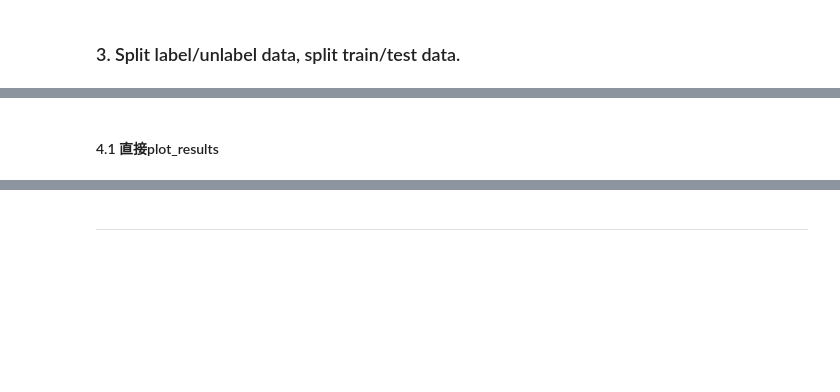
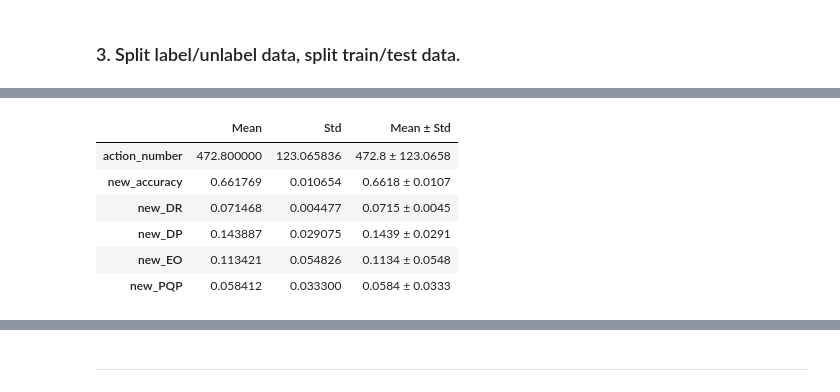
Before and after one commit to youlei202/FairSHAP, a Jupyter notebook: zzzz_5fold_compas.ipynb, the cells around one changed output, grey strips where cells are left out. Drawn from its saved outputs; the diff is of its cells as text; code cells hidden in the pictures; blank space fills up the shorter version.

```diff
--- a/zzzz_5fold_compas.ipynb
+++ b/zzzz_5fold_compas.ipynb
@@ -94,3 +121,32 @@ original_pqps = [fold1_original_PQP, fold2_original_PQP, fold3_original_PQP, fol
-# %% [markdown]
-#### 4.1 直接plot_results
+# %%
+fold_last_rows = [
+    fold1.iloc[-1],
+    fold2.iloc[-1],
+    fold3.iloc[-1],
+    fold4.iloc[-1],
+    fold5.iloc[-1]
+]
+
+# 转换为 DataFrame 以便计算均值和标准差
+df_last_rows = pd.DataFrame(fold_last_rows)
+
+# 计算每列的 mean 和 std
+mean_values = df_last_rows.mean()
+std_values = df_last_rows.std()
+
+# 组合成新的 DataFrame，显示 "mean ± std" 形式
+result_df = pd.DataFrame({
+    "Mean": mean_values,
+    "Std": std_values,
+    "Mean ± Std": mean_values.round(4).astype(str) + " ± " + std_values.round(4).astype(str)
+})
+result_df
+# %% [output]
+|  | Mean | Std | Mean ± Std |
+| action_number | 472.800000 | 123.065836 | 472.8 ± 123.0658 |
+| new_accuracy | 0.661769 | 0.010654 | 0.6618 ± 0.0107 |
+| new_DR | 0.071468 | 0.004477 | 0.0715 ± 0.0045 |
+| new_DP | 0.143887 | 0.029075 | 0.1439 ± 0.0291 |
+| new_EO | 0.113421 | 0.054826 | 0.1134 ± 0.0548 |
+| new_PQP | 0.058412 | 0.033300 | 0.0584 ± 0.0333 |
 # %%
```
Also changed, not shown: parts of 7 cells of this notebook, 10 other files.
